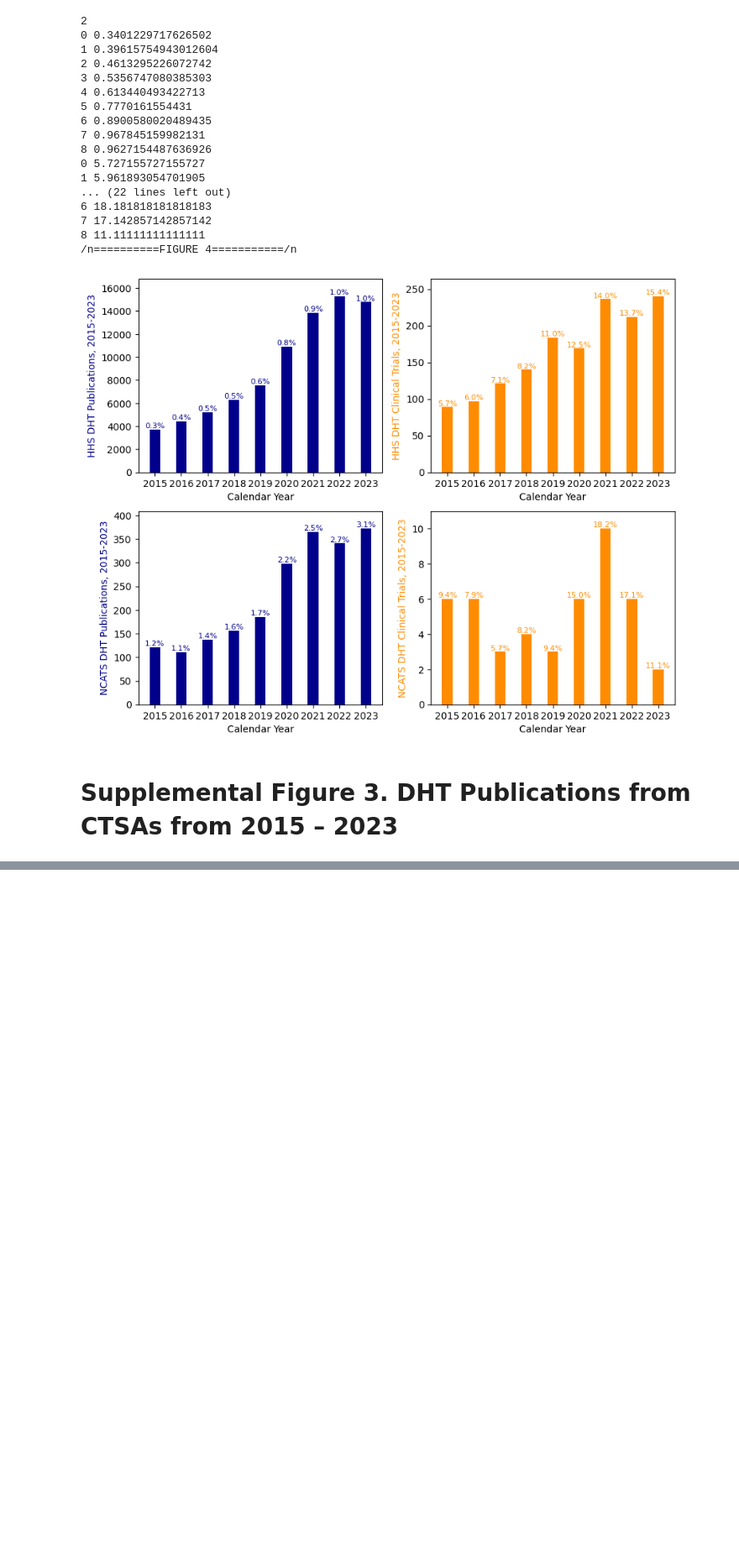
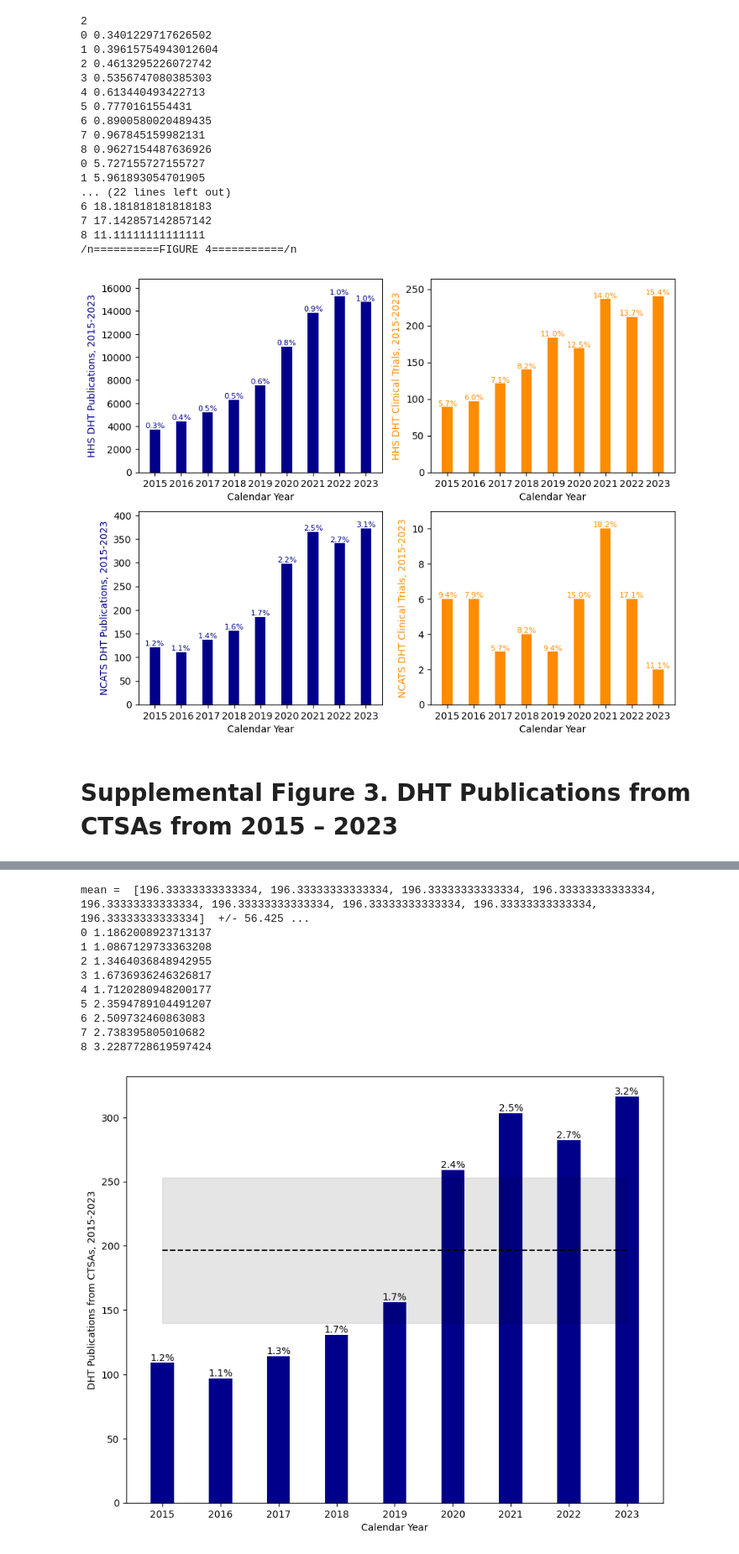
Before and after one commit to tradman/NCATS_dhtPortfolioAna, a Jupyter notebook: DHT Pubs and Trials Analysis.ipynb, the cells around one changed output, grey strips where cells are left out. Shown at 84% size. Cells and saved outputs as stored; diff of their text form; code cells hidden in the pictures; blank space fills up the shorter version.

```diff
--- a/DHT Pubs and Trials Analysis.ipynb
+++ b/DHT Pubs and Trials Analysis.ipynb
@@ -508,0 +424,4 @@ mean =  [514.2222222222222, 514.2222222222222, 514.2222222222222, 514.2222222222
+# %%
+pubsByYearCtsaDht=df_iPub.groupby(['Pub Year'], as_index=False
+                                          ).agg({ 'isCtsaDHT':'sum' })
+pubsByYearCtsaDht['Pub Year'] = pubsByYearCtsaDht['Pub Year'].astype('int')
@@ -508,0 +441,12 @@ mean =  [514.2222222222222, 514.2222222222222, 514.2222222222222, 514.2222222222
+# %%
+pubsByYearCtsa=df_allPubTR.groupby(['Pub Year'], as_index=False
+                                          ).agg({'isCtsa':'sum' })
+pubsByYearCtsa['Pub Year'] = pubsByYearCtsa['Pub Year'].astype('int')
+# %%
+#this needs to be joined by year column........
+pubsByYearCtsa = pd.merge(pubsByYearCtsa,pubsByYearCtsaDht,on='Pub Year')
+#pubsByYear.drop(['allTopicPubs'], axis=1, inplace=True)
+#pubsByYear.rename(columns={"pubs": "allTopicPubs"},inplace=True)
+# %%
+#get percentages:
+pubsByYearCtsa['percentDhtPubs'] = pubsByYearCtsa['isCtsaDHT'] / pubsByYearCtsa['isCtsa'] *100
@@ -508,0 +466,48 @@ mean =  [514.2222222222222, 514.2222222222222, 514.2222222222222, 514.2222222222
+# %%
+#barplot of DHT pubs Per Year
+fig, ax = plt.subplots(1,1, figsize=(10, 8))
+
+valsPerc=pubsByYearCtsa['percentDhtPubs']
+vals=pubsByYearCtsa['isCtsaDHT']
+x=pubsByYearCtsa['Pub Year'].to_list()
+bar1 = plt.bar(x, vals, width = 0.4,color='darkblue')
+
+#barerr=2*pubsByYear['isPubDHT']['std'] #1.96*pubsByYear['isPubDHT']['std']/np.sqrt(pubsByYear['Appl ID']['count'])
+#plt.errorbar(x=x,y=vals,yerr=barerr, fmt ='o',color='darkblue')
+
+
+plt.xlabel("Calendar Year")
+plt.ylabel("DHT Publications from CTSAs, 2015-"+ str(int(endyear)))
+
+#dashed line showing grand mean:
+grandmean=[np.mean(vals)]*len(vals)
+plt.plot(x, grandmean,color='k',linestyle='--')
+ci = 1.96 * np.std(vals)/np.sqrt(len(vals))
+plt.fill_between(x, (grandmean-ci), (grandmean+ci), color='k', alpha=.1)
+print('mean = ', grandmean, ' +/-', ci)
+
+plt.xticks(rotation=0)
+plt.xticks(x, x, rotation=0) #The first argument gives the locations to put the ticks (df.index here is equivalent to np.arange(len(df)), but if your index isn't evenly spaced use the arange). The second argument gives the tick labels.
+
+#text at top of each bar
+# Add counts above the two bar graphs
+for i, rect in enumerate(bar1):
+    ctext=valsPerc[i]
+    print(i,ctext)
+    plt.text(rect.get_x() + rect.get_width() / 2.0, rect.get_height(), f'{ctext:.1f}%', ha='center', va='bottom')
+
+
+plt.show()
+fig.figure.savefig(outpath + 'SuppFig3_mHealthPubsAllCTSA_Bar.tiff', dpi=600) #
+# %% [output]
+mean =  [196.33333333333334, 196.33333333333334, 196.33333333333334, 196.33333333333334, 196.33333333333334, 196.33333333333334, 196.33333333333334, 196.33333333333334, 196.33333333333334]  +/- 56.425 ...
+0 1.1862008923713137
+1 1.0867129733363208
+2 1.3464036848942955
+3 1.6736936246326817
+4 1.7120280948200177
+5 2.3594789104491207
+6 2.509732460863083
+7 2.738395805010682
+8 3.2287728619597424
+[figure, added]
```
Also changed, not shown: parts of 14 cells of this notebook.
